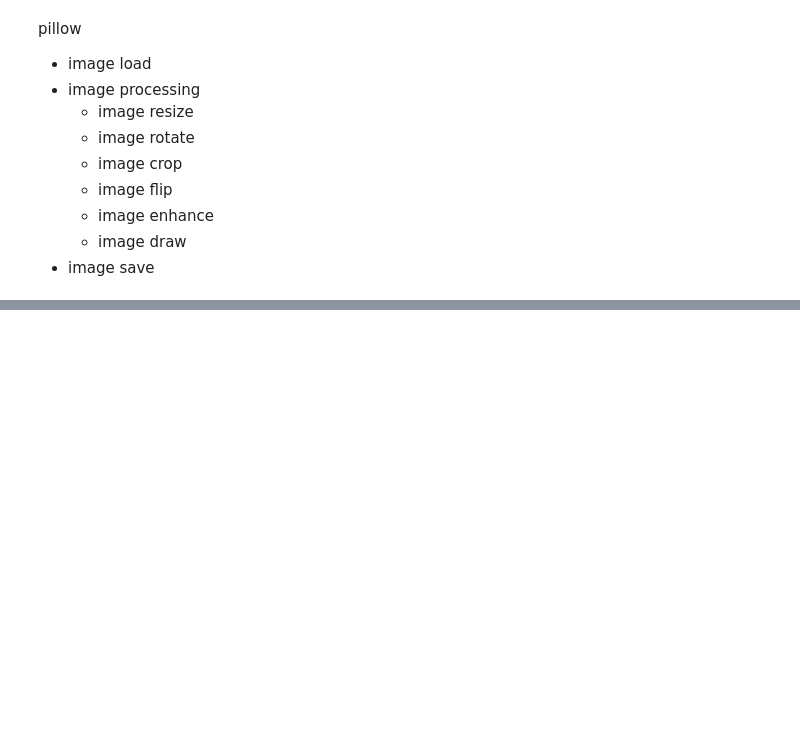
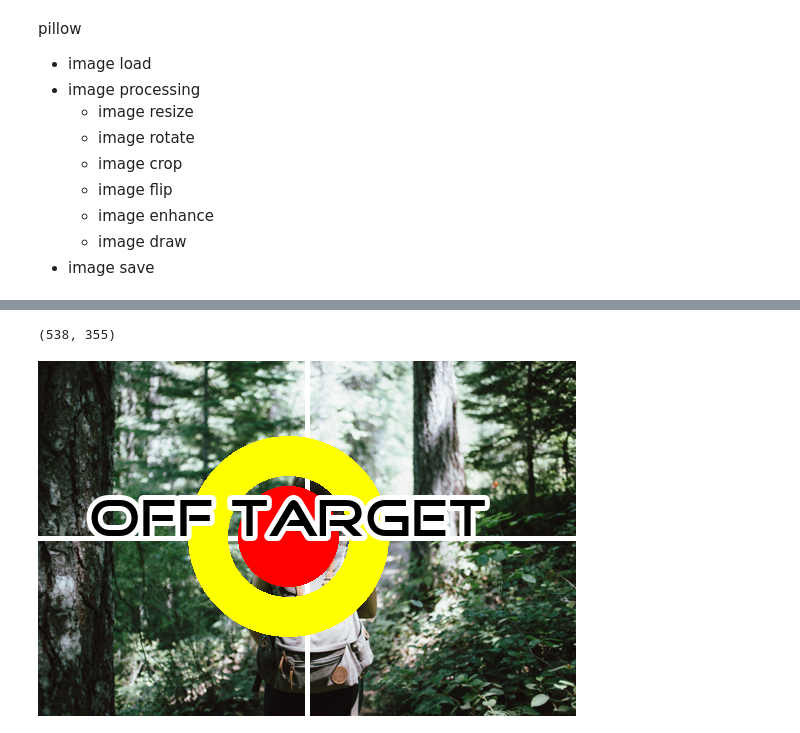
Before and after one commit to zaid-kamil/2024-MAY-PY-930-MWTF, a Jupyter notebook: img_pro.ipynb, the cells around one changed output, grey strips where cells are left out. Saved outputs shown, nothing was run; the diff lists cells and outputs as text; code cells hidden in the pictures; blank space fills up the shorter version.

```diff
--- a/img_pro.ipynb
+++ b/img_pro.ipynb
@@ -55,0 +48,4 @@ im2.rotate(90, expand=True)
+# %%
+w, h = im2.width, im2.height
+img =im2.resize((w//2, h//2)) # reducing size by 50%
+img
@@ -55,0 +75,20 @@ im2.rotate(90, expand=True)
+# %%
+# image drawing
+from PIL import ImageFont
+img =im2.resize((w//2, h//2))
+print(img.size)
+dr = ImageDraw.Draw(img)
+start_point = (0,img.height//2)
+end_point = (img.width, img.height//2)
+dr.line(xy=(start_point, end_point), fill='white', width=5)
+dr.line(xy=((img.width//2, 0),(img.width//2, img.height)),fill='white', width=5)
+dr.circle((250, 175), radius=50, fill='red')
+dr.circle((250, 175), radius=100, outline='yellow', width=40)
+font = ImageFont.truetype(r"c:\WINDOWS\Fonts\GOODTIME.TTF", 50)
+dr.text((250,175), "Off Target", fill='black', font=font,
+        stroke_fill='white', stroke_width=5, anchor='ms')
+img.save('img/generated.png')
+img
+# %% [output]
+(538, 355)
+[figure, added]
```
Also changed, not shown: parts of 12 cells of this notebook, 13 other files.
